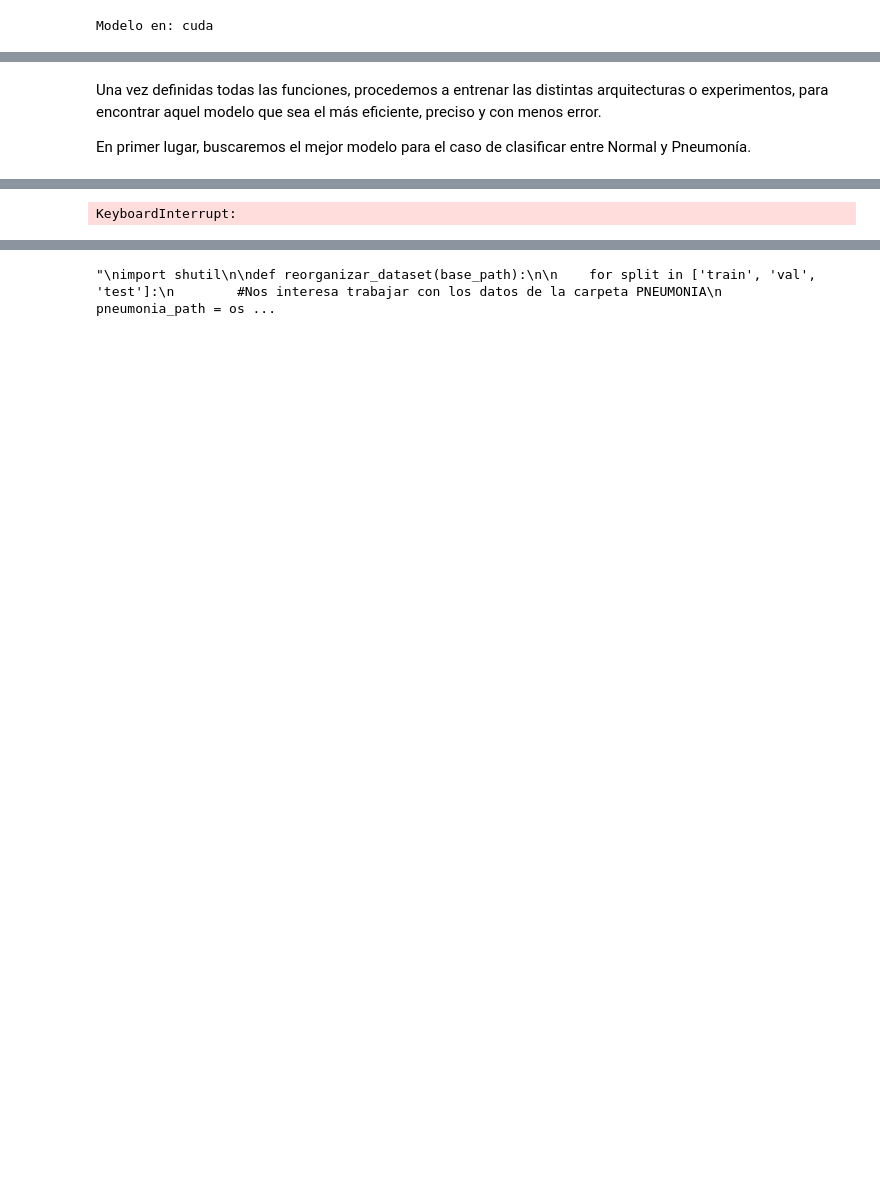
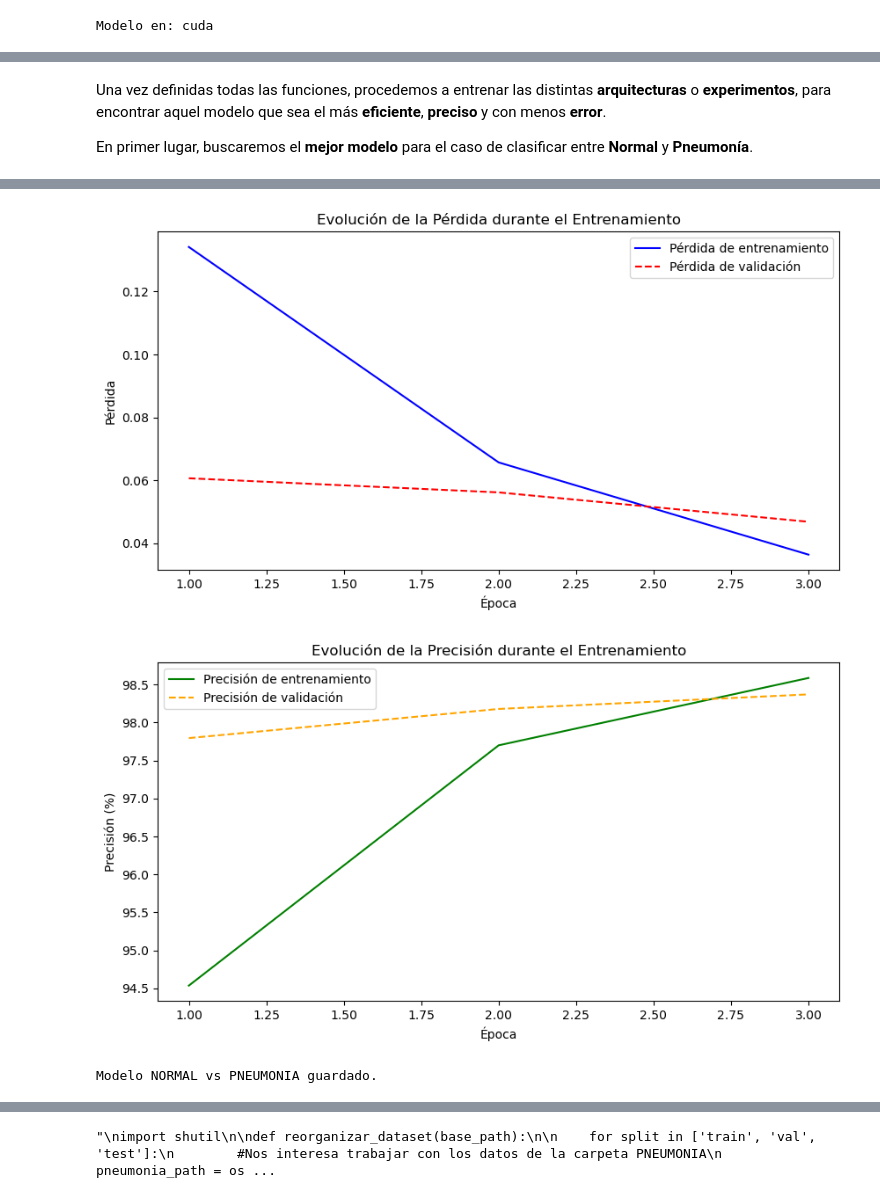
Before and after one commit to Carmoruda/IA_II, a Jupyter notebook: Practica 3/L3P2-Pneumonia.ipynb, the cells around one changed output, grey strips where cells are left out. Drawn from its saved outputs; the diff is of its cells as text; code cells hidden in the pictures; blank space fills up the shorter version.

Commit message:
Cambios en el modelo y experimentar modelos

```diff
--- a/Practica 3/L3P2-Pneumonia.ipynb
+++ b/Practica 3/L3P2-Pneumonia.ipynb
@@ -46,7 +46,7 @@ def preparar_dataset(ruta_dataset):
 
     return ruta_train, ruta_test, subcarpetas, num_clases
 
-ruta_train1, ruta_test1, subcarpetas1, num_clases1 = preparar_dataset(".\data\chest_xray")
+ruta_train1, ruta_test1, subcarpetas1, num_clases1 = preparar_dataset(".\\data\\chest_xray")
 # %% [output]
 Rutas cargadas correctamente
 # %% [markdown]
@@ -382,21 +424,31 @@ def graficar_entrenamiento(model, train_losses, train_accuracies, val_accuracies
     plt.legend()
     plt.show()
 # %% [markdown]
-Una vez definidas todas las funciones, procedemos a entrenar las distintas arquitecturas o experimentos, para encontrar aquel modelo que sea el más eficiente, preciso y con menos error.
+Una vez definidas todas las funciones, procedemos a entrenar las distintas **arquitecturas** o **experimentos**, para encontrar aquel modelo que sea el más **eficiente**, **preciso** y con menos **error**.
 
-En primer lugar, buscaremos el mejor modelo para el caso de clasificar entre Normal y Pneumonía.
+En primer lugar, buscaremos el **mejor modelo** para el caso de clasificar entre **Normal** y **Pneumonía**.
 # %%
 print("**************************************")
-print("\nClasificar entre Normal vs Pneumonía")
+print("Clasificar entre Normal vs Pneumonía")
 print("**************************************\n")
 
 print("Experimentando con parámetros para el modelo Normal vs Pneumonia:")
 mejor_modelo_sano_enfermo, resultados1 = experimentar_parametros(
     train_loader1, val_loader1, num_clases1
 )
-print(resultados1)
+#Asignamos los resultados a sus correspondientes variables.
+train_losses1 = resultados1['train_losses']
+train_accuracies1 = resultados1['train_accuracies']
+val_losses1 = resultados1['val_losses']
+val_accuracies1 = resultados1['val_accuracies']
+
+train_loss_final1 = resultados1['train_loss_final']
+train_accuracies_final1 = resultados1['train_acc_final']
+val_loss_final1 = resultados1['val_loss_final']
+val_accuracies_final1 = resultados1['val_acc_final']
+
 torch.save(mejor_modelo_sano_enfermo.state_dict(), 'modelo_sano_enfermo.pth')
-
+graficar_entrenamiento(mejor_modelo_sano_enfermo, train_losses1, train_accuracies1, val_accuracies1, val_losses1)
 print("Modelo NORMAL vs PNEUMONIA guardado.")
 # %% [output]
 **************************************
@@ -411,4 +471,6 @@ Experimentando con parámetros para el modelo Normal vs Pneumonia:
+[figure, added]
+[figure, added]
-KeyboardInterrupt:
+Modelo NORMAL vs PNEUMONIA guardado.
 # %% [markdown]
 #### Cuestión 3
 
```
Also changed, not shown: parts of 29 cells of this notebook, 4 other files.
